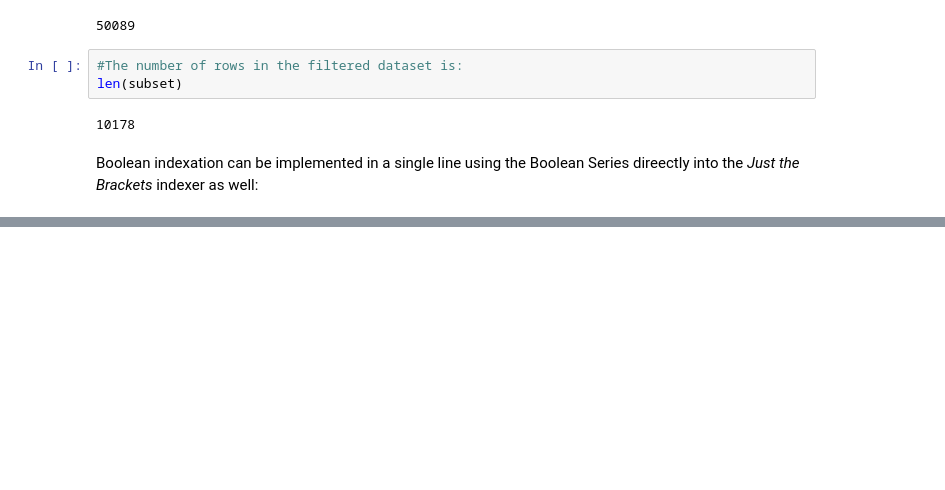
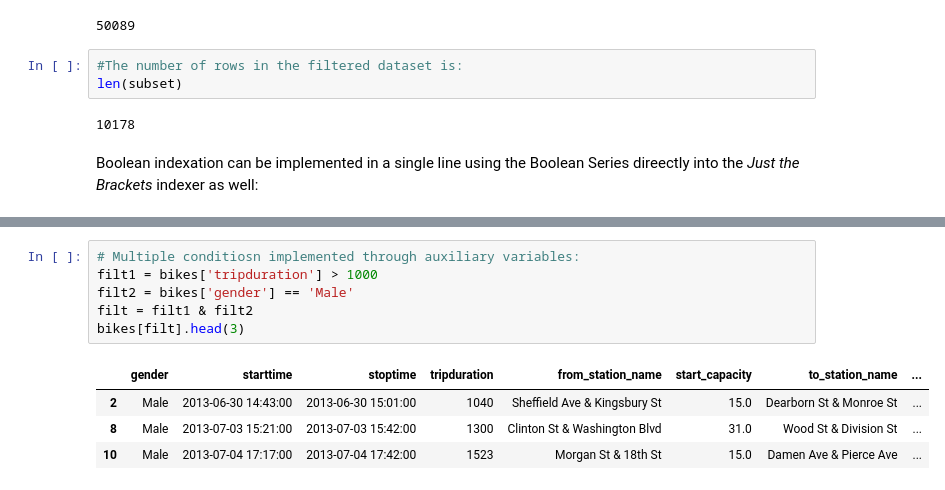
Before and after one commit to bizzaccelerator/Data-Science-Study-Notes, a Jupyter notebook: 3. Data managing using Pandas - Part 2.ipynb, the cells around one changed output, grey strips where cells are left out. Saved outputs shown, nothing was run; the diff lists cells and outputs as text; blank space fills up the shorter version.

```diff
--- a/3. Data managing using Pandas - Part 2.ipynb
+++ b/3. Data managing using Pandas - Part 2.ipynb
@@ -352,0 +361,11 @@ bikes[bikes['tripduration'] > 1000].head()
+# %%
+# Multiple conditiosn implemented through auxiliary variables:
+filt1 = bikes['tripduration'] > 1000
+filt2 = bikes['gender'] == 'Male'
+filt = filt1 & filt2
+bikes[filt].head(3)
+# %% [output]
+|  | gender | starttime | stoptime | tripduration | from_station_name | start_capacity | to_station_name | ... |
+| 2 | Male | 2013-06-30 14:43:00 | 2013-06-30 15:01:00 | 1040 | Sheffield Ave & Kingsbury St | 15.0 | Dearborn St & Monroe St | ... |
+| 8 | Male | 2013-07-03 15:21:00 | 2013-07-03 15:42:00 | 1300 | Clinton St & Washington Blvd | 31.0 | Wood St & Division St | ... |
+| 10 | Male | 2013-07-04 17:17:00 | 2013-07-04 17:42:00 | 1523 | Morgan St & 18th St | 15.0 | Damen Ave & Pierce Ave | ... |
```
Also changed, not shown: parts of 23 cells of this notebook.
